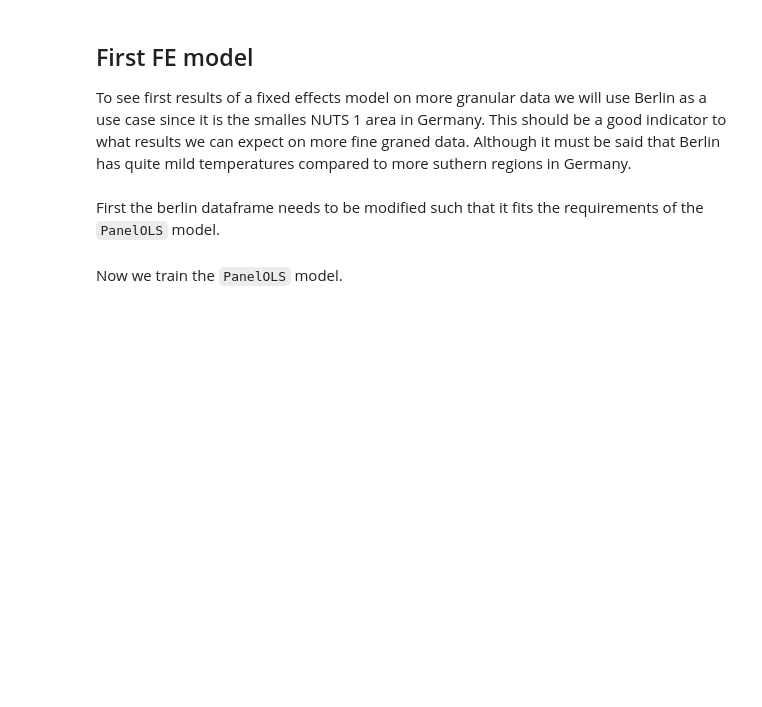
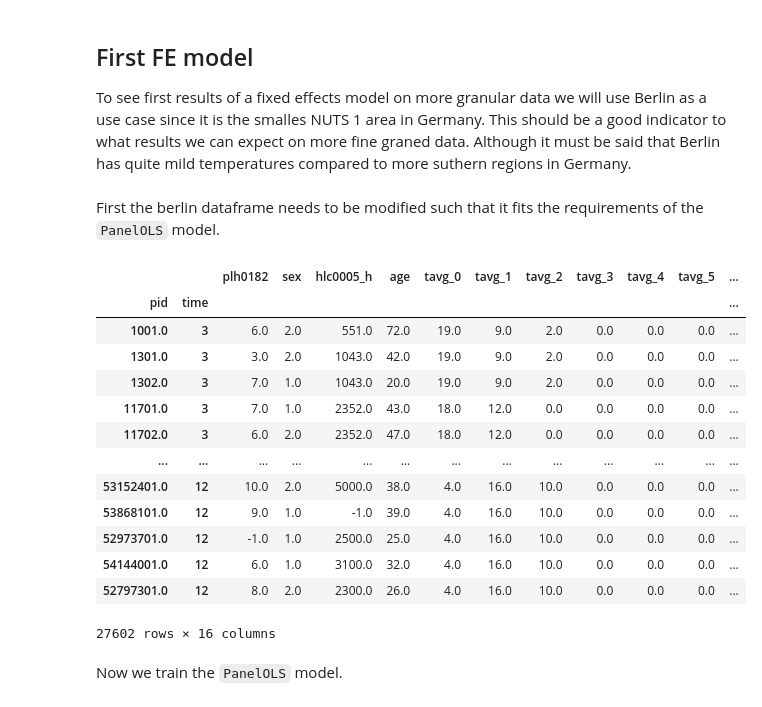
Before and after one commit to marcosousapoza/swb-temperature, a Jupyter notebook: explore.ipynb, the cells around one changed output. Cells and saved outputs as stored; diff of their text form; code cells hidden in the pictures; blank space fills up the shorter version.

```diff
--- a/explore.ipynb
+++ b/explore.ipynb
@@ -137,11 +137,26 @@ First the berlin dataframe needs to be modified such that it fits the requiremen
 # %%
 # remove bundesland variable as now there is no variation there anymore
 berlin.drop(columns='bula_h', inplace=True)
 # remove all days from time column to get only year month fe
-berlin['time'] = berlin['time'].apply(lambda x: x.replace(day=1))
+berlin['time'] = berlin['time'].apply(lambda x: int(x.strftime('%m')))
 # set index to person id and time for the FE (required by model)
 berlin.set_index(['pid', 'time'], inplace=True)
 berlin
+# %% [output]
+|  |  | plh0182 | sex | hlc0005_h | age | tavg_0 | tavg_1 | tavg_2 | tavg_3 | tavg_4 | tavg_5 | ... |
+| pid | time |  |  |  |  |  |  |  |  |  |  | ... |
+| 1001.0 | 3 | 6.0 | 2.0 | 551.0 | 72.0 | 19.0 | 9.0 | 2.0 | 0.0 | 0.0 | 0.0 | ... |
+| 1301.0 | 3 | 3.0 | 2.0 | 1043.0 | 42.0 | 19.0 | 9.0 | 2.0 | 0.0 | 0.0 | 0.0 | ... |
+| 1302.0 | 3 | 7.0 | 1.0 | 1043.0 | 20.0 | 19.0 | 9.0 | 2.0 | 0.0 | 0.0 | 0.0 | ... |
+| 11701.0 | 3 | 7.0 | 1.0 | 2352.0 | 43.0 | 18.0 | 12.0 | 0.0 | 0.0 | 0.0 | 0.0 | ... |
+| 11702.0 | 3 | 6.0 | 2.0 | 2352.0 | 47.0 | 18.0 | 12.0 | 0.0 | 0.0 | 0.0 | 0.0 | ... |
+| ... | ... | ... | ... | ... | ... | ... | ... | ... | ... | ... | ... | ... |
+| 53152401.0 | 12 | 10.0 | 2.0 | 5000.0 | 38.0 | 4.0 | 16.0 | 10.0 | 0.0 | 0.0 | 0.0 | ... |
+| 53868101.0 | 12 | 9.0 | 1.0 | -1.0 | 39.0 | 4.0 | 16.0 | 10.0 | 0.0 | 0.0 | 0.0 | ... |
+| 52973701.0 | 12 | -1.0 | 1.0 | 2500.0 | 25.0 | 4.0 | 16.0 | 10.0 | 0.0 | 0.0 | 0.0 | ... |
+| 54144001.0 | 12 | 6.0 | 1.0 | 3100.0 | 32.0 | 4.0 | 16.0 | 10.0 | 0.0 | 0.0 | 0.0 | ... |
+| 52797301.0 | 12 | 8.0 | 2.0 | 2300.0 | 26.0 | 4.0 | 16.0 | 10.0 | 0.0 | 0.0 | 0.0 | ... |
+27602 rows × 16 columns
 # %% [markdown]
 Now we train the `PanelOLS` model.
 # %%
```
Also changed, not shown: parts of 3 cells of this notebook, 1 other file.
